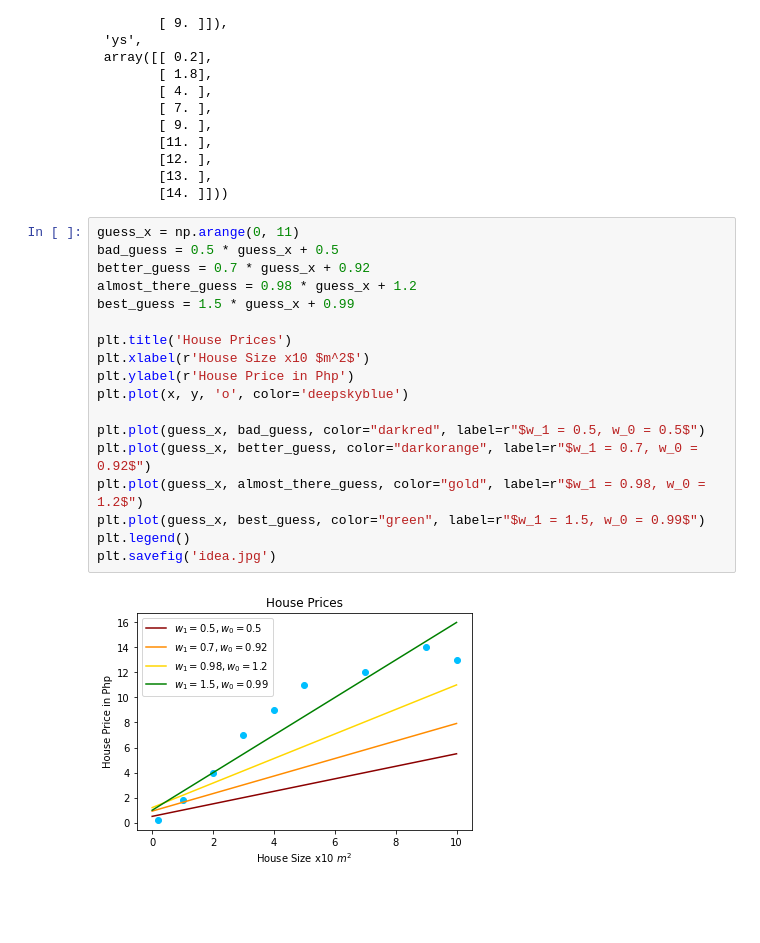
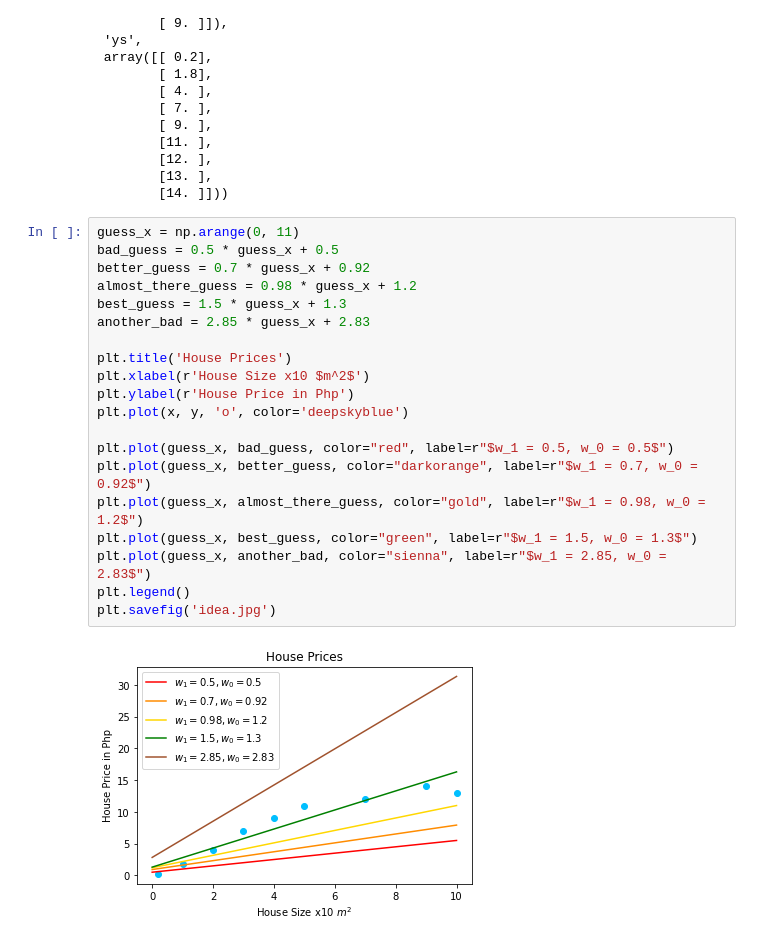
Before and after one commit to GDSC-CPU/tf-workshop, a Jupyter notebook: notebooks/playground.ipynb, the cells around one changed output. Saved outputs shown, nothing was run; the diff lists cells and outputs as text; blank space fills up the shorter version.

```diff
--- a/notebooks/playground.ipynb
+++ b/notebooks/playground.ipynb
@@ -81,20 +81,22 @@ y = house_prices[:, [1]]
 # %%
 guess_x = np.arange(0, 11)
 bad_guess = 0.5 * guess_x + 0.5
 better_guess = 0.7 * guess_x + 0.92
 almost_there_guess = 0.98 * guess_x + 1.2
-best_guess = 1.5 * guess_x + 0.99
+best_guess = 1.5 * guess_x + 1.3
+another_bad = 2.85 * guess_x + 2.83
 
 plt.title('House Prices')
 plt.xlabel(r'House Size x10 $m^2$')
 plt.ylabel(r'House Price in Php')
 plt.plot(x, y, 'o', color='deepskyblue')
 
-plt.plot(guess_x, bad_guess, color="darkred", label=r"$w_1 = 0.5, w_0 = 0.5$")
+plt.plot(guess_x, bad_guess, color="red", label=r"$w_1 = 0.5, w_0 = 0.5$")
 plt.plot(guess_x, better_guess, color="darkorange", label=r"$w_1 = 0.7, w_0 = 0.92$")
 plt.plot(guess_x, almost_there_guess, color="gold", label=r"$w_1 = 0.98, w_0 = 1.2$")
-plt.plot(guess_x, best_guess, color="green", label=r"$w_1 = 1.5, w_0 = 0.99$")
+plt.plot(guess_x, best_guess, color="green", label=r"$w_1 = 1.5, w_0 = 1.3$")
+plt.plot(guess_x, another_bad, color="sienna", label=r"$w_1 = 2.85, w_0 = 2.83$")
 plt.legend()
 plt.savefig('idea.jpg')
 # %% [output]
-[figure, old version]
+[figure, new version]
```
Also changed, not shown: parts of 9 cells of this notebook, 19 other files.
